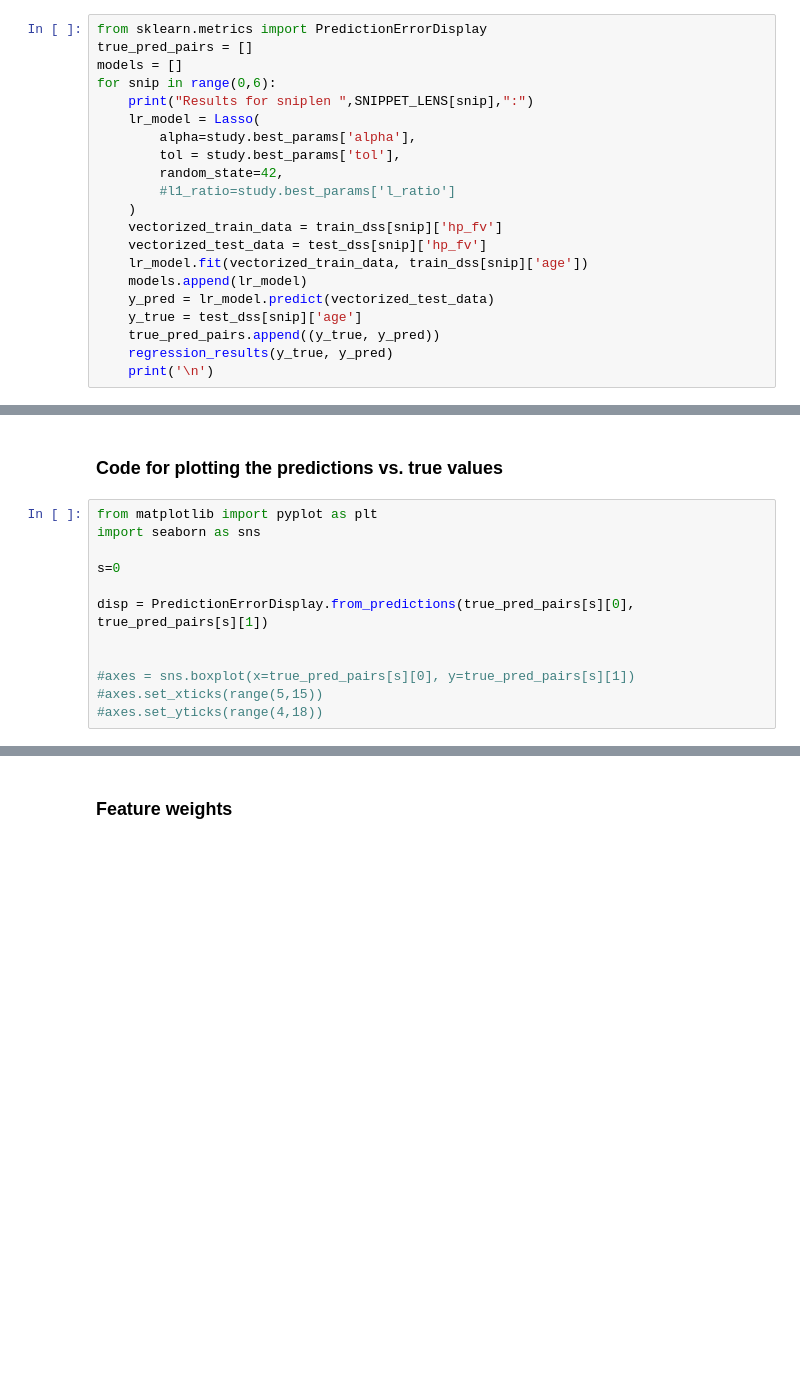
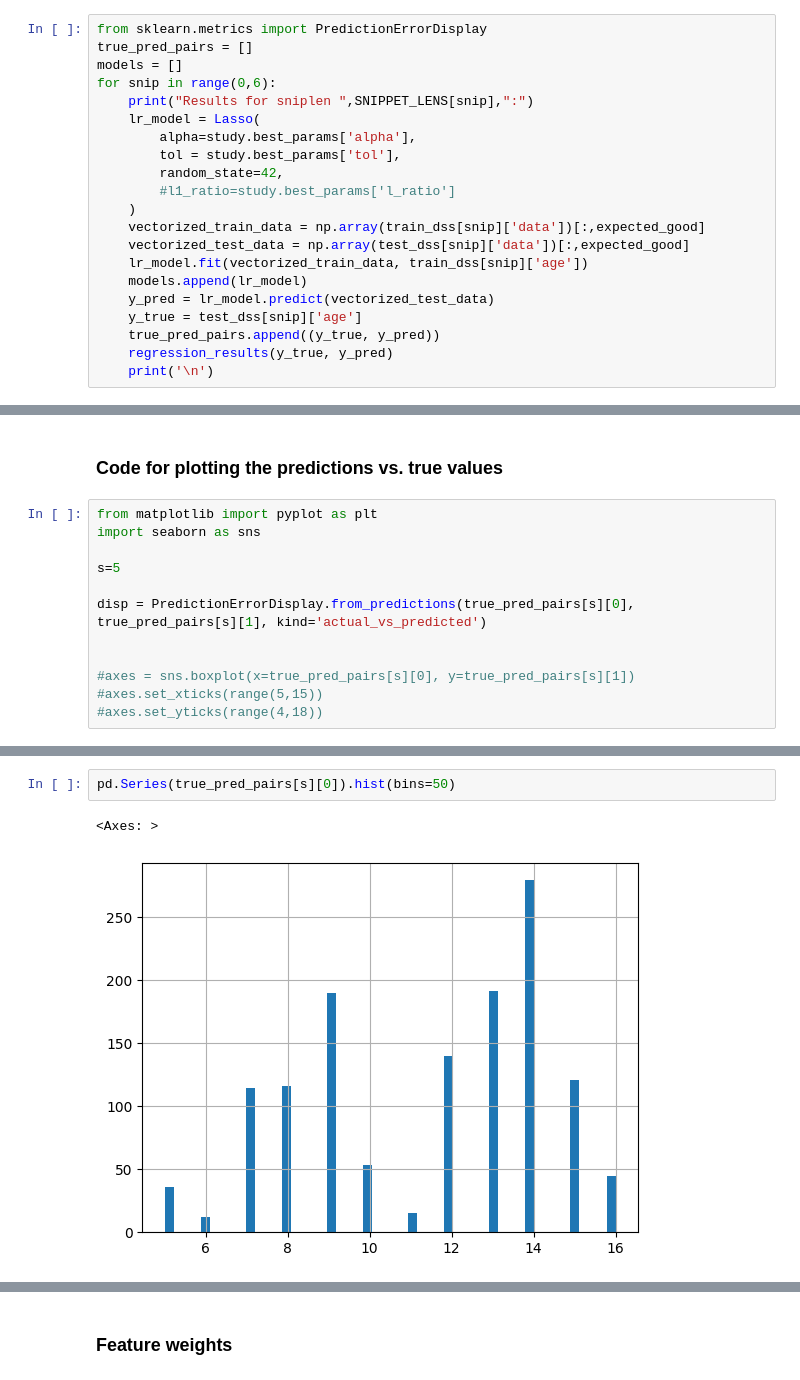
Before and after one commit to TurkuNLP/TCBC_feature_analysis, a Jupyter notebook: RegressorWithHPFV.ipynb, the cells around one changed output, grey strips where cells are left out. Cells and saved outputs as stored; diff of their text form; blank space fills up the shorter version.

```diff
--- a/RegressorWithHPFV.ipynb
+++ b/RegressorWithHPFV.ipynb
@@ -256,8 +265,8 @@ for snip in range(0,6):
         random_state=42,
         #l1_ratio=study.best_params['l_ratio']
     )
-    vectorized_train_data = train_dss[snip]['hp_fv']
-    vectorized_test_data = test_dss[snip]['hp_fv']
+    vectorized_train_data = np.array(train_dss[snip]['data'])[:,expected_good]
+    vectorized_test_data = np.array(test_dss[snip]['data'])[:,expected_good]
     lr_model.fit(vectorized_train_data, train_dss[snip]['age'])
     models.append(lr_model)
     y_pred = lr_model.predict(vectorized_test_data)
@@ -289,9 +298,9 @@ Ratio of within +-2:  0.41954590325765057
 from matplotlib import pyplot as plt
 import seaborn as sns
 
-s=0
+s=5
 
-disp = PredictionErrorDisplay.from_predictions(true_pred_pairs[s][0], true_pred_pairs[s][1])
+disp = PredictionErrorDisplay.from_predictions(true_pred_pairs[s][0], true_pred_pairs[s][1], kind='actual_vs_predicted')
 
 
 #axes = sns.boxplot(x=true_pred_pairs[s][0], y=true_pred_pairs[s][1])
@@ -301,0 +311,5 @@ disp = PredictionErrorDisplay.from_predictions(true_pred_pairs[s][0], true_pred_
+# %%
+pd.Series(true_pred_pairs[s][0]).hist(bins=50)
+# %% [output]
+<Axes: >
+[figure, added]
```
Also changed, not shown: parts of 18 cells of this notebook, 7 other files.
